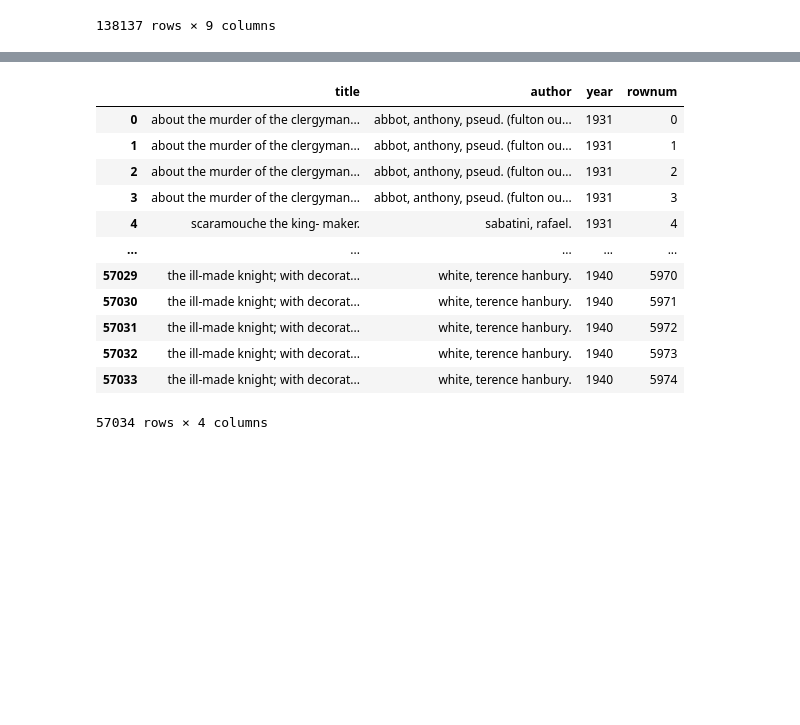
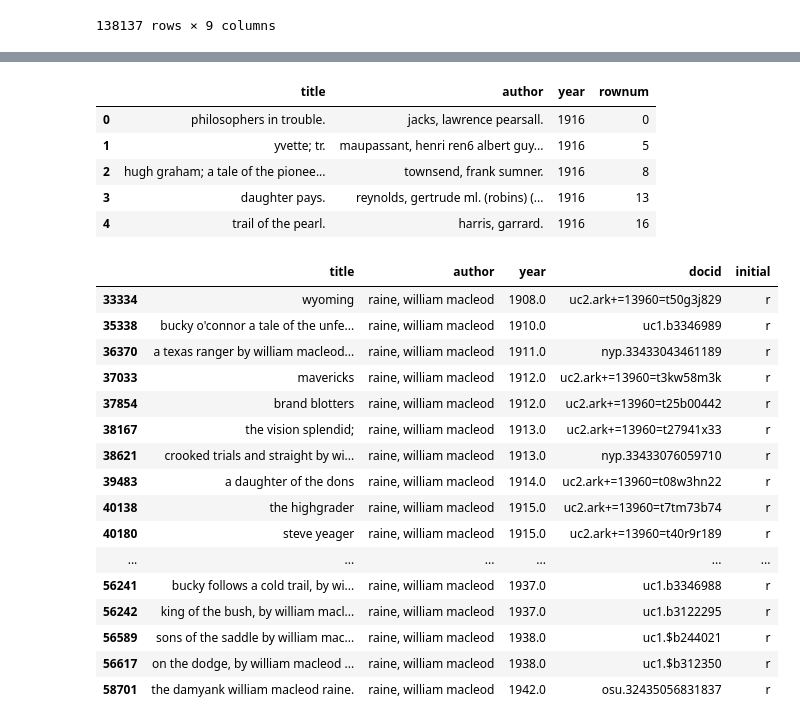
Before and after one commit to tedunderwood/avant, a Jupyter notebook: Fuzzy matching/Fuzzy_Matching_Final.ipynb, the cells around one changed output, grey strips where cells are left out. Drawn from its saved outputs; the diff is of its cells as text; code cells hidden in the pictures; blank space fills up the shorter version.

```diff
--- a/Fuzzy matching/Fuzzy_Matching_Final.ipynb
+++ b/Fuzzy matching/Fuzzy_Matching_Final.ipynb
@@ -1,7 +1,7 @@
 # %%
 import pandas as pd
-pd.set_option('display.max_columns', None)
-pd.set_option('display.max_rows', 200)
+#pd.set_option('display.max_columns', None)
+#pd.set_option('display.max_rows', 200)
 # %%
 titlemeta = pd.read_csv("D:/DH collaborative/Avant garde/titlemeta.tsv", sep="\t", low_memory=False)
 titlemeta
@@ -64,13 +64,20 @@ volume_title_author_year
 # %%
-revs = list(range(10))
-for i in range(9):
-    link = "D:/DH collaborative/Avant garde/1930srevs/nonconsumptive" + str(i +27) + "_193" + str(i + 1) + ".tsv"
+revs = list(range(35))
+for i in range(15):
+    link = "D:/DH collaborative/Avant garde/avant-main/1916-30revs/fiction" + str(i + 12) + "_19" + str(i + 16) + ".tsv"
     revs[i] = pd.read_csv(link, sep="\t", low_memory=False)
-    revs[i]['year'] = 1931 + i
+    revs[i]['year'] = 1916 + i
     revs[i]['rownum'] = [x for x in range(len(revs[i]))]
-revs[9] = pd.read_csv("D:/DH collaborative/Avant garde/1930srevs/nonconsumptive36_1940.tsv", sep="\t", low_memory=False)
-revs[9]['year'] = 1940
-revs[9]['rownum'] = [x for x in range(len(revs[9]))]
+for i in range(15, 25):
+    link = "D:/DH collaborative/Avant garde/avant-main/1930srevs/nonconsumptive" + str(i + 12) + "_19" + str(i + 16) + ".tsv"
+    revs[i] = pd.read_csv(link, sep="\t", low_memory=False)
+    revs[i]['year'] = 1916 + i
+    revs[i]['rownum'] = [x for x in range(len(revs[i]))]
+for i in range(25, 35):
+    link = "D:/DH collaborative/Avant garde/avant-main/1940srevs/nonconsumptive" + str(i + 12) + "_19" + str(i + 16) + ".tsv"
+    revs[i] = pd.read_csv(link, sep="\t", low_memory=False)
+    revs[i]['year'] = 1916 + i
+    revs[i]['rownum'] = [x for x in range(len(revs[i]))]
 review_meta = pd.concat(revs, axis=0).reset_index(drop=True)
 review_meta
 # %% [output]
@@ -90,23 +97,17 @@ review_meta
 # %%
-review_title_author_year = review_meta[['booktitle', 'bookauthor', 'year', 'rownum']].reset_index(drop=True)
+review_title_author_year = review_meta[['booktitle', 'bookauthor', 'year', 'rownum']].drop_duplicates(['booktitle', 'bookauthor']).reset_index(drop=True)
 review_title_author_year.columns = ['title', 'author', 'year', 'rownum']
 review_title_author_year['title'] = review_title_author_year['title'].str.lower()
 review_title_author_year['author'] = review_title_author_year['author'].str.lower()
-review_title_author_year
+review_title_author_year['title'] = review_title_author_year['title'].str.replace('- ', '')
+review_title_author_year.head()
 # %% [output]
 |  | title | author | year | rownum |
-| 0 | about the murder of the clergyman... | abbot, anthony, pseud. (fulton ou... | 1931 | 0 |
-| 1 | about the murder of the clergyman... | abbot, anthony, pseud. (fulton ou... | 1931 | 1 |
-| 2 | about the murder of the clergyman... | abbot, anthony, pseud. (fulton ou... | 1931 | 2 |
-| 3 | about the murder of the clergyman... | abbot, anthony, pseud. (fulton ou... | 1931 | 3 |
-| 4 | scaramouche the king- maker. | sabatini, rafael. | 1931 | 4 |
-| ... | ... | ... | ... | ... |
-| 57029 | the ill-made knight; with decorat... | white, terence hanbury. | 1940 | 5970 |
-| 57030 | the ill-made knight; with decorat... | white, terence hanbury. | 1940 | 5971 |
-| 57031 | the ill-made knight; with decorat... | white, terence hanbury. | 1940 | 5972 |
-| 57032 | the ill-made knight; with decorat... | white, terence hanbury. | 1940 | 5973 |
-| 57033 | the ill-made knight; with decorat... | white, terence hanbury. | 1940 | 5974 |
+| 0 | philosophers in trouble. | jacks, lawrence pearsall. | 1916 | 0 |
+| 1 | yvette; tr. | maupassant, henri ren6 albert guy... | 1916 | 5 |
+| 2 | hugh graham; a tale of the pionee... | townsend, frank sumner. | 1916 | 8 |
+| 3 | daughter pays. | reynolds, gertrude ml. (robins) (... | 1916 | 13 |
+| 4 | trail of the pearl. | harris, garrard. | 1916 | 16 |
-57034 rows × 4 columns
 # %%
 from fuzzywuzzy import fuzz
 def fuzzywuzzy_matching(data1, data2, truncate, auththreshold, titlethreshold):
@@ -241,3 +242,23 @@ def fuzzywuzzy_matching(data1, data2, truncate, auththreshold, titlethreshold):
                                                                                               'aRatio', 'trunc_volumetitle', 'volume_title', 'trunc_revtitle', 'review_title',
                                                                                               'tRatio', 'original_tRaio', 'volume_year', 'review_year', 'docid', 'rownum'])
     return df_output
+# %%
+volume_title_author_year[volume_title_author_year['author'] == 'raine, william macleod']
+# %% [output]
+|  | title | author | year | docid | initial |
+| 33334 | wyoming | raine, william macleod | 1908.0 | uc2.ark+=13960=t50g3j829 | r |
+| 35338 | bucky o'connor a tale of the unfe... | raine, william macleod | 1910.0 | uc1.b3346989 | r |
+| 36370 | a texas ranger by william macleod... | raine, william macleod | 1911.0 | nyp.33433043461189 | r |
+| 37033 | mavericks | raine, william macleod | 1912.0 | uc2.ark+=13960=t3kw58m3k | r |
+| 37854 | brand blotters | raine, william macleod | 1912.0 | uc2.ark+=13960=t25b00442 | r |
+| 38167 | the vision splendid; | raine, william macleod | 1913.0 | uc2.ark+=13960=t27941x33 | r |
+| 38621 | crooked trials and straight by wi... | raine, william macleod | 1913.0 | nyp.33433076059710 | r |
+| 39483 | a daughter of the dons | raine, william macleod | 1914.0 | uc2.ark+=13960=t08w3hn22 | r |
+| 40138 | the highgrader | raine, william macleod | 1915.0 | uc2.ark+=13960=t7tm73b74 | r |
+| 40180 | steve yeager | raine, william macleod | 1915.0 | uc2.ark+=13960=t40r9r189 | r |
+| ... | ... | ... | ... | ... | ... |
+| 56241 | bucky follows a cold trail, by wi... | raine, william macleod | 1937.0 | uc1.b3346988 | r |
+| 56242 | king of the bush, by william macl... | raine, william macleod | 1937.0 | uc1.b3122295 | r |
+| 56589 | sons of the saddle by william mac... | raine, william macleod | 1938.0 | uc1.$b244021 | r |
+| 56617 | on the dodge, by william macleod ... | raine, william macleod | 1938.0 | uc1.$b312350 | r |
+| 58701 | the damyank william macleod raine. | raine, william macleod | 1942.0 | osu.32435056831837 | r |
```
Also changed, not shown: parts of 10 cells of this notebook, 1 other file.
